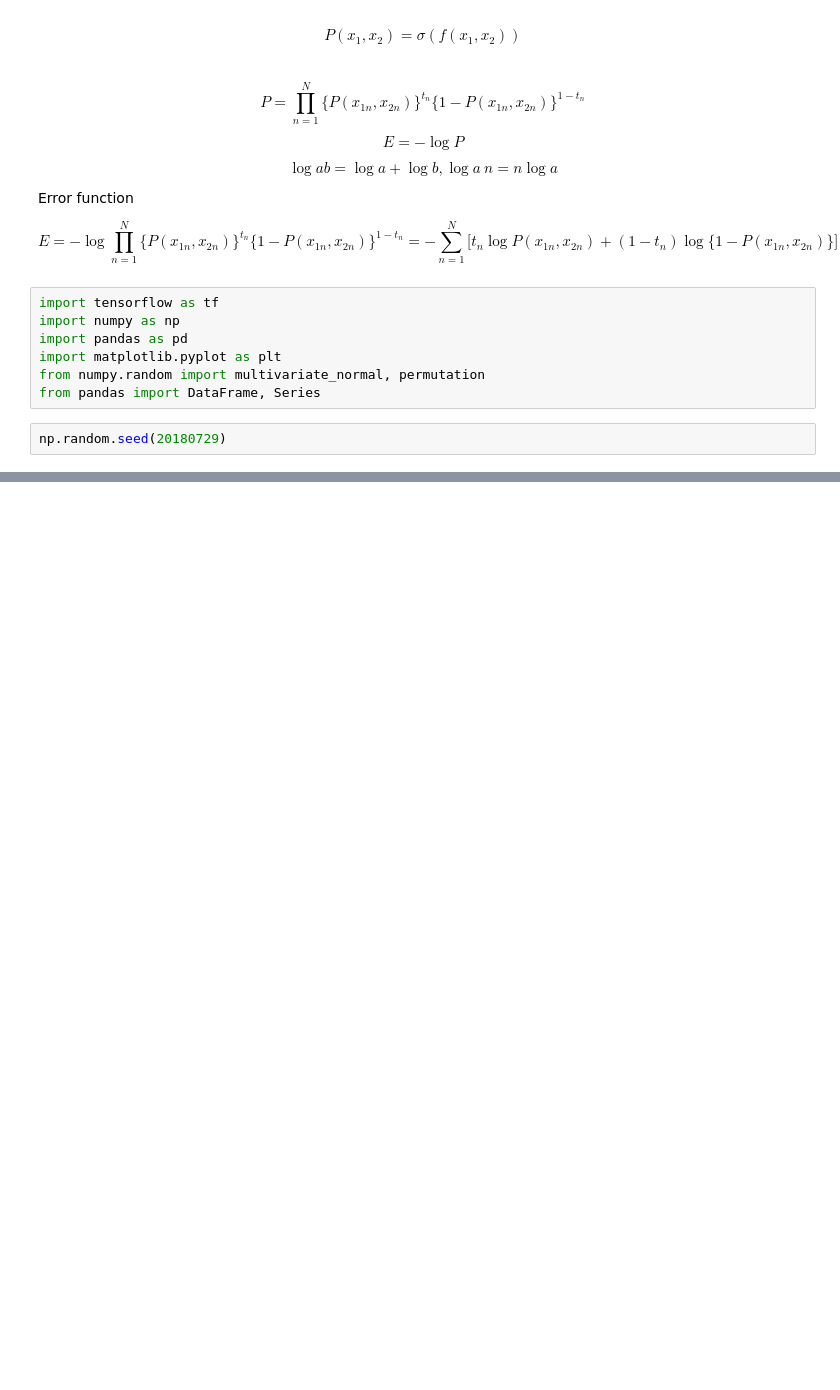
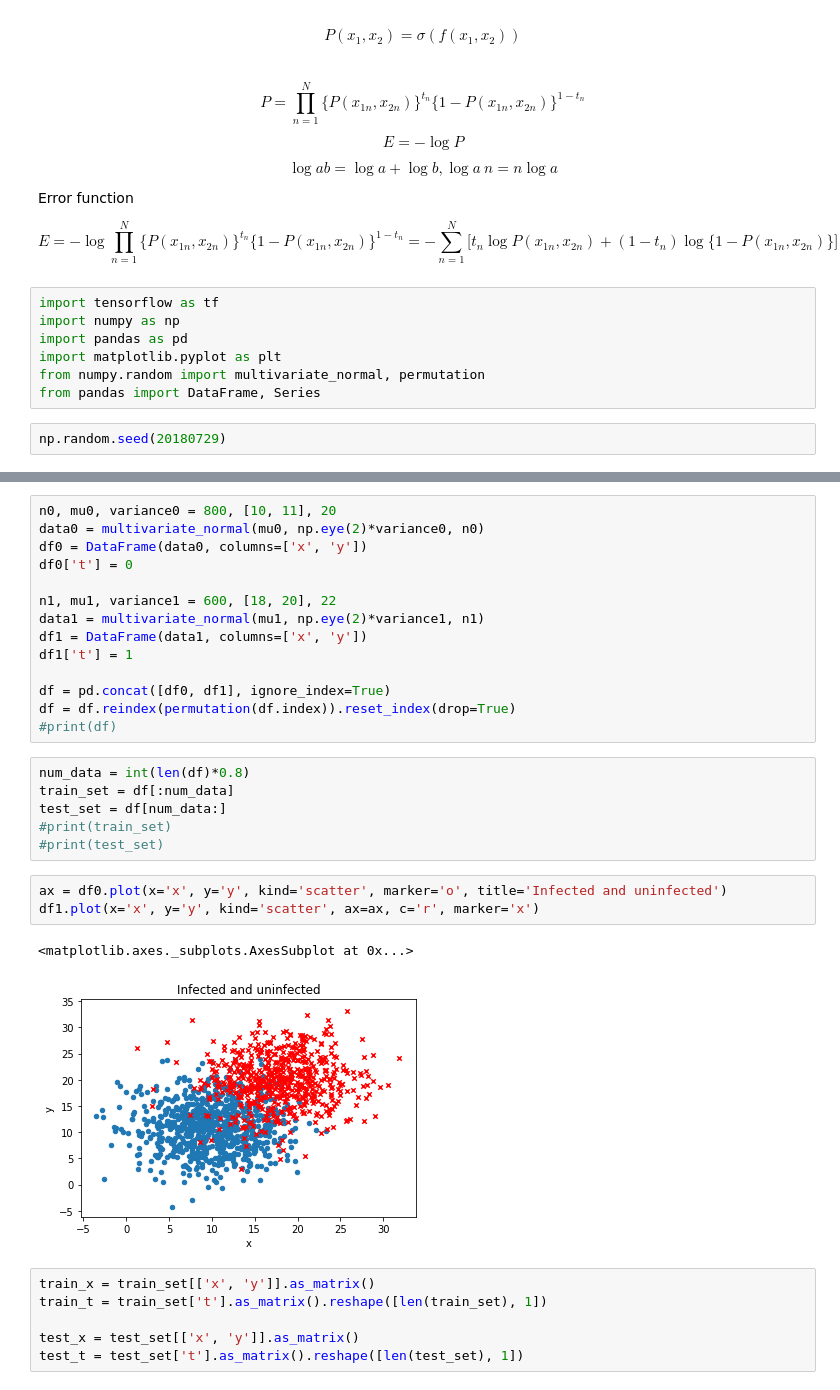
Before and after one commit to araobp/pic-mcu, a Jupyter notebook: tensorflow/learn/chapter02_1.ipynb, the cells around one changed output, grey strips where cells are left out. Cells and saved outputs as stored; diff of their text form; blank space fills up the shorter version.

```diff
--- a/tensorflow/learn/chapter02_1.ipynb
+++ b/tensorflow/learn/chapter02_1.ipynb
@@ -100,0 +254,32 @@ df.plot(x='x1', y='x2', kind='scatter', title='Infected and uninfected')
+# %%
+n0, mu0, variance0 = 800, [10, 11], 20
+data0 = multivariate_normal(mu0, np.eye(2)*variance0, n0)
+df0 = DataFrame(data0, columns=['x', 'y'])
+df0['t'] = 0
+
+n1, mu1, variance1 = 600, [18, 20], 22
+data1 = multivariate_normal(mu1, np.eye(2)*variance1, n1)
+df1 = DataFrame(data1, columns=['x', 'y'])
+df1['t'] = 1
+
+df = pd.concat([df0, df1], ignore_index=True)
+df = df.reindex(permutation(df.index)).reset_index(drop=True)
+#print(df)
+# %%
+num_data = int(len(df)*0.8)
+train_set = df[:num_data]
+test_set = df[num_data:]
+#print(train_set)
+#print(test_set)
+# %%
+ax = df0.plot(x='x', y='y', kind='scatter', marker='o', title='Infected and uninfected')
+df1.plot(x='x', y='y', kind='scatter', ax=ax, c='r', marker='x')
+# %% [output]
+<matplotlib.axes._subplots.AxesSubplot at 0x...>
+[figure, added]
+# %%
+train_x = train_set[['x', 'y']].as_matrix()
+train_t = train_set['t'].as_matrix().reshape([len(train_set), 1])
+
+test_x = test_set[['x', 'y']].as_matrix()
+test_t = test_set['t'].as_matrix().reshape([len(test_set), 1])
```
Also changed, not shown: parts of 25 cells of this notebook, 3 other files.
